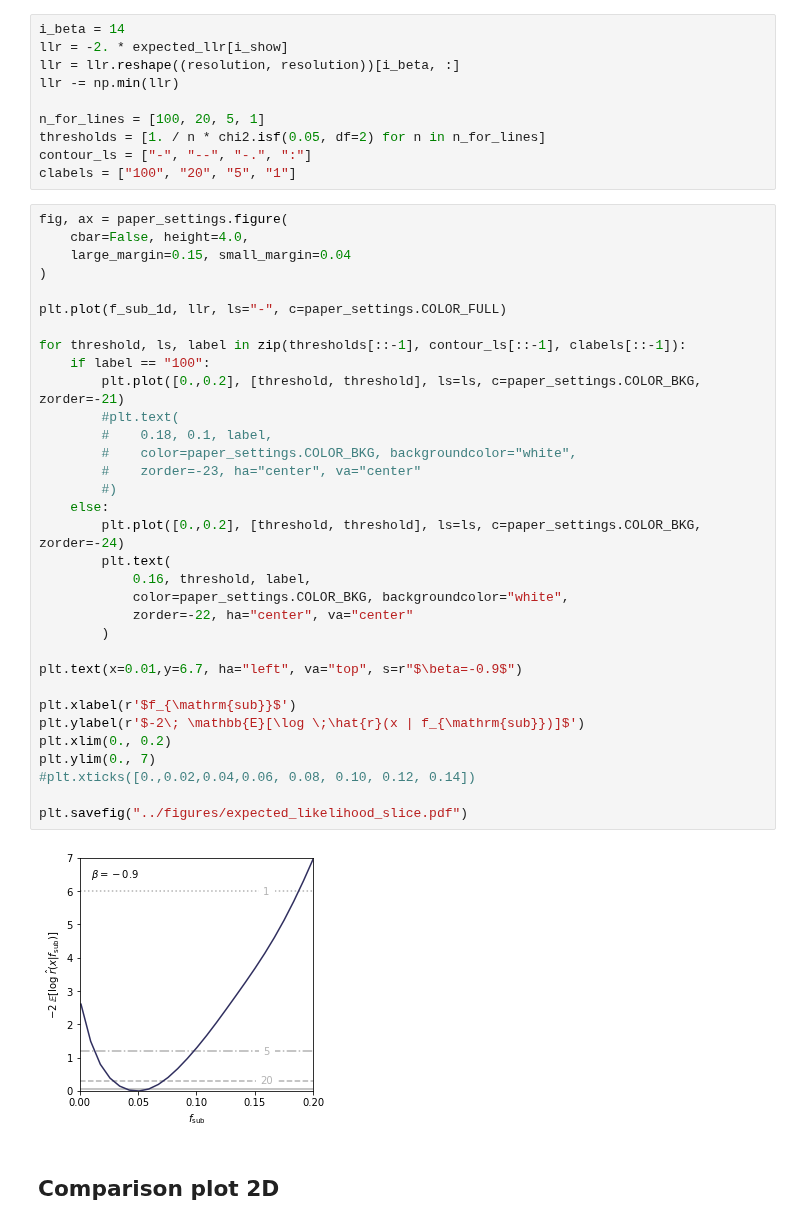
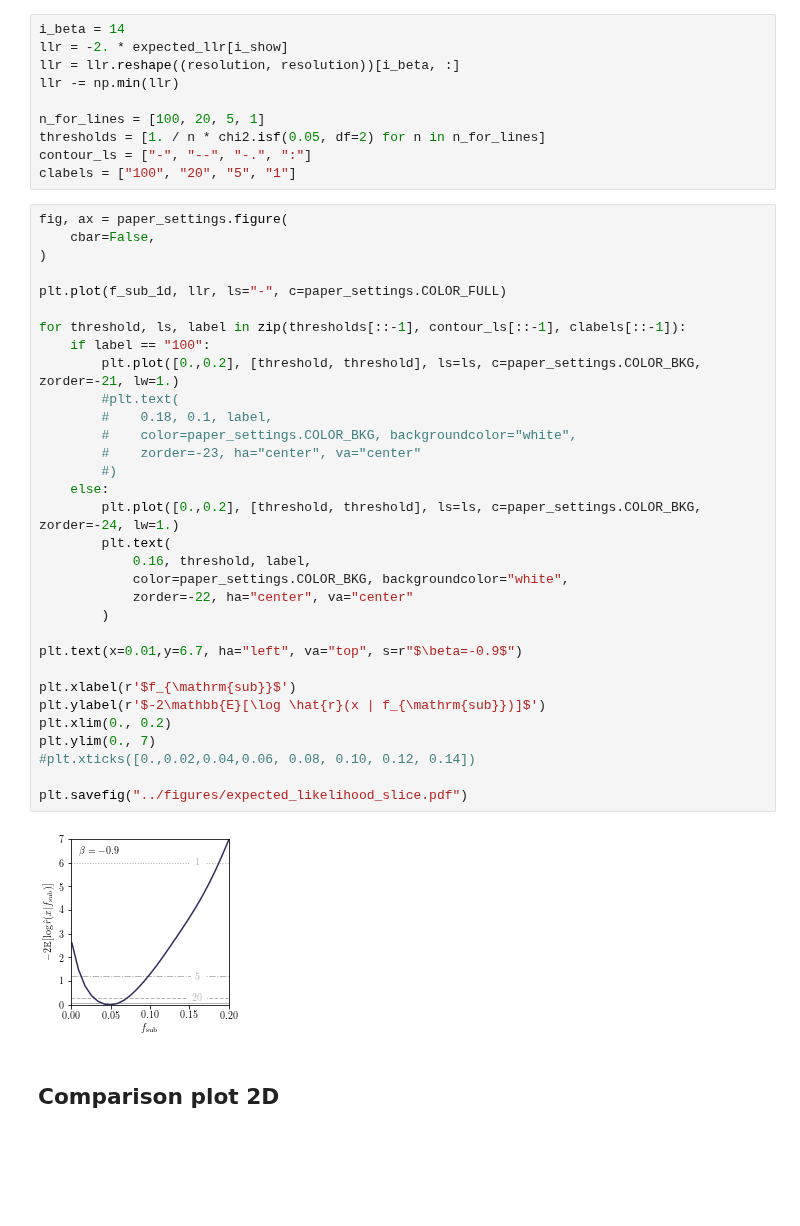
Before and after one commit to smsharma/mining-for-substructure-lens, a Jupyter notebook: notebooks/07_expected_llr_paper.ipynb, the cells around one changed output. Cells and saved outputs as stored; diff of their text form; blank space fills up the shorter version.

```diff
--- a/notebooks/07_expected_llr_paper.ipynb
+++ b/notebooks/07_expected_llr_paper.ipynb
@@ -143,39 +145,38 @@ contour_ls = ["-", "--", "-.", ":"]
 clabels = ["100", "20", "5", "1"]
 # %%
 fig, ax = paper_settings.figure(
-    cbar=False, height=4.0,
-    large_margin=0.15, small_margin=0.04
+    cbar=False,
 )
 
 plt.plot(f_sub_1d, llr, ls="-", c=paper_settings.COLOR_FULL)
 
 for threshold, ls, label in zip(thresholds[::-1], contour_ls[::-1], clabels[::-1]):
     if label == "100":
-        plt.plot([0.,0.2], [threshold, threshold], ls=ls, c=paper_settings.COLOR_BKG, zorder=-21)
+        plt.plot([0.,0.2], [threshold, threshold], ls=ls, c=paper_settings.COLOR_BKG, zorder=-21, lw=1.)
         #plt.text(
         #    0.18, 0.1, label,
         #    color=paper_settings.COLOR_BKG, backgroundcolor="white",
         #    zorder=-23, ha="center", va="center"
         #)
     else:
-        plt.plot([0.,0.2], [threshold, threshold], ls=ls, c=paper_settings.COLOR_BKG, zorder=-24)
+        plt.plot([0.,0.2], [threshold, threshold], ls=ls, c=paper_settings.COLOR_BKG, zorder=-24, lw=1.)
         plt.text(
             0.16, threshold, label,
             color=paper_settings.COLOR_BKG, backgroundcolor="white",
             zorder=-22, ha="center", va="center"
         )
 
 plt.text(x=0.01,y=6.7, ha="left", va="top", s=r"$\beta=-0.9$")
 
 plt.xlabel(r'$f_{\mathrm{sub}}$')
-plt.ylabel(r'$-2\; \mathbb{E}[\log \;\hat{r}(x | f_{\mathrm{sub}})]$')
+plt.ylabel(r'$-2\mathbb{E}[\log \hat{r}(x | f_{\mathrm{sub}})]$')
 plt.xlim(0., 0.2)
 plt.ylim(0., 7)
 #plt.xticks([0.,0.02,0.04,0.06, 0.08, 0.10, 0.12, 0.14])
 
 plt.savefig("../figures/expected_likelihood_slice.pdf")
 # %% [output]
-[figure, old version]
+[figure, new version]
 # %% [markdown]
 ## Comparison plot 2D
 # %%
```
Also changed, not shown: parts of 5 cells of this notebook, 22 other files.
